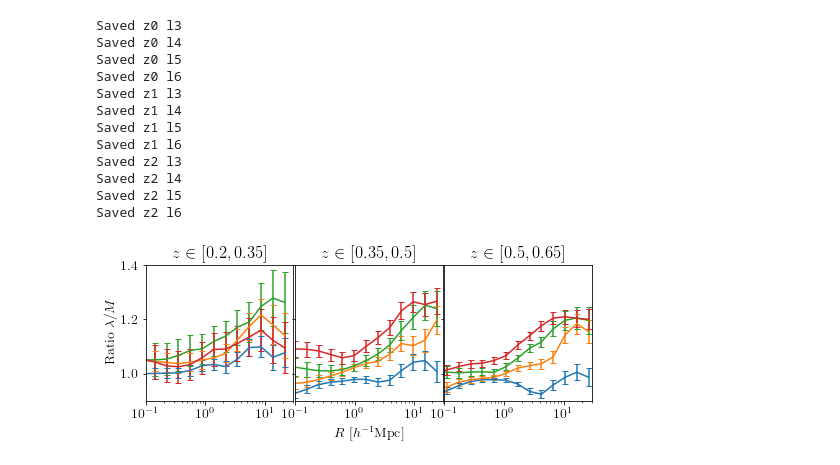
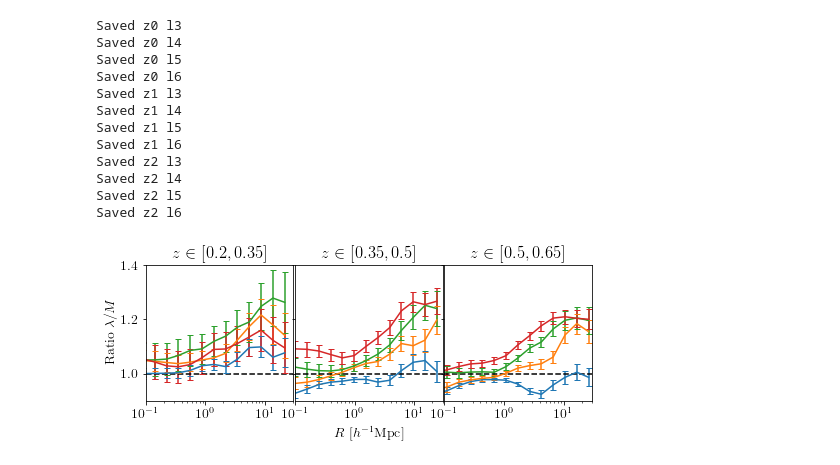
Before and after one commit to tmcclintock/redmapper_lensing_tests, a Jupyter notebook: orientation/Making_orientation_data.ipynb, the cells around one changed output. Cells and saved outputs as stored; diff of their text form; code cells hidden in the pictures.

```diff
--- a/orientation/Making_orientation_data.ipynb
+++ b/orientation/Making_orientation_data.ipynb
@@ -58,6 +58,7 @@ for zi, zlo in enumerate(zlos):
     zl = ("%.2f"%(zlo)).rstrip("0")
     zh = ("%.2f"%(zhi)).rstrip("0")
     axes[zi].set_title(r"$z\in[%s, %s]$"%(zl, zh))
+    axes[zi].axhline(1.0, color="k", ls="--")
 
     for lj, lamlo in enumerate(lamlos):
         lamhi = lamhis[lj]
@@ -164,27 +165,28 @@ Saved z2 l6
 # %%
 #Read in everything and visually check
 zlos = [0.2, 0.35, 0.5]
 zhis = [0.35, 0.5, 0.65]
 lamlos = [20, 30, 40, 50]
 lamhis = [30, 40, 50, 10000]
 
 fig, axes = plt.subplots(ncols = 3, nrows = 1, sharex=True, sharey=True, figsize = (8,3))
 plt.subplots_adjust(wspace = 0.01, bottom=0.25)
 for zi, zlo in enumerate(zlos):
     zhi = zhis[zi]
     zl = ("%.2f"%(zlo)).rstrip("0")
     zh = ("%.2f"%(zhi)).rstrip("0")
     axes[zi].set_title(r"$z\in[%s, %s]$"%(zl, zh))
+    axes[zi].axhline(1.0, color="k", ls="--")
     for lj, lamlo in enumerate(lamlos):
         lamhi = lamhis[lj]
         #Rp, X, Xerr = get_ratio_in_Y1_bins(zlo, zhi, lamlo, lamhi)
         Rp, X, Xerr = np.loadtxt(outpath%(zi,lj+3), unpack=True)
         axes[zi].errorbar(Rp, X, Xerr)
         axes[zi].set_xlim(0.1, 30)
         axes[zi].set_xscale('log')
         axes[zi].set_ylim(0.9, 1.4)
 axes[1].set_xlabel(r"$R\ [h^{-1}{\rm Mpc}]$")
 axes[0].set_ylabel(r"Ratio $\lambda / M$")
 fig.savefig("ratio_from_splines_at_Y1_data.png", dpi=300, bbox_inche='tight')
 # %% [output]
-[figure, old version]
+[figure, new version]
```
Also changed, not shown: parts of 1 cell of this notebook.
